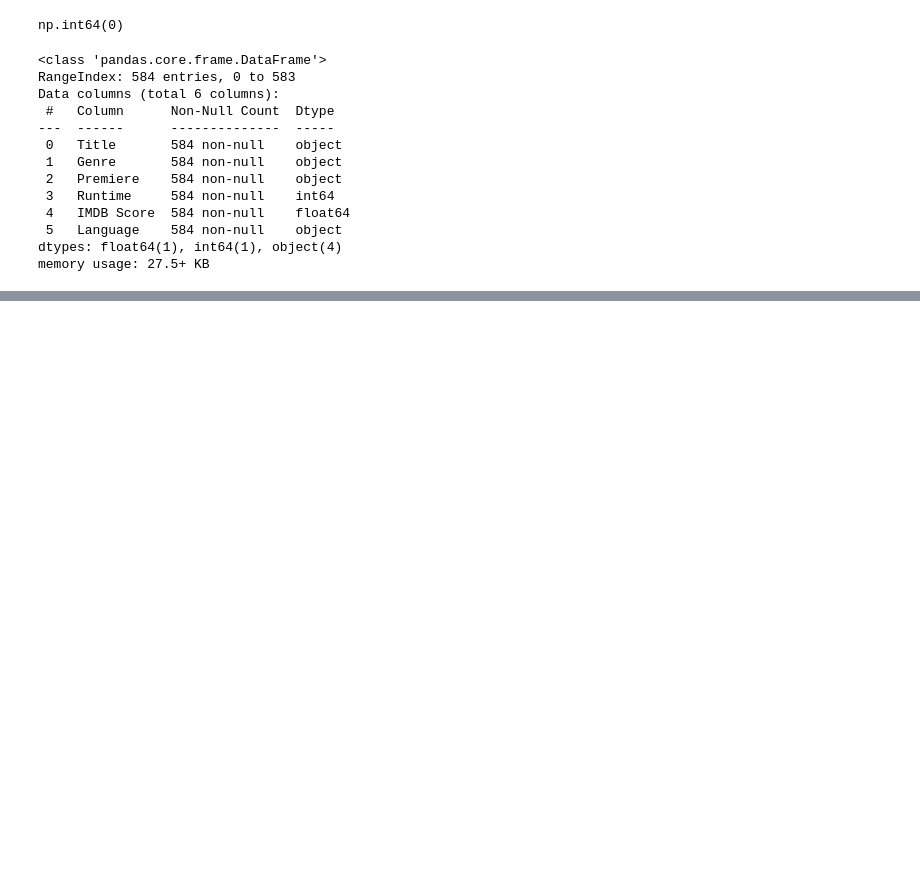
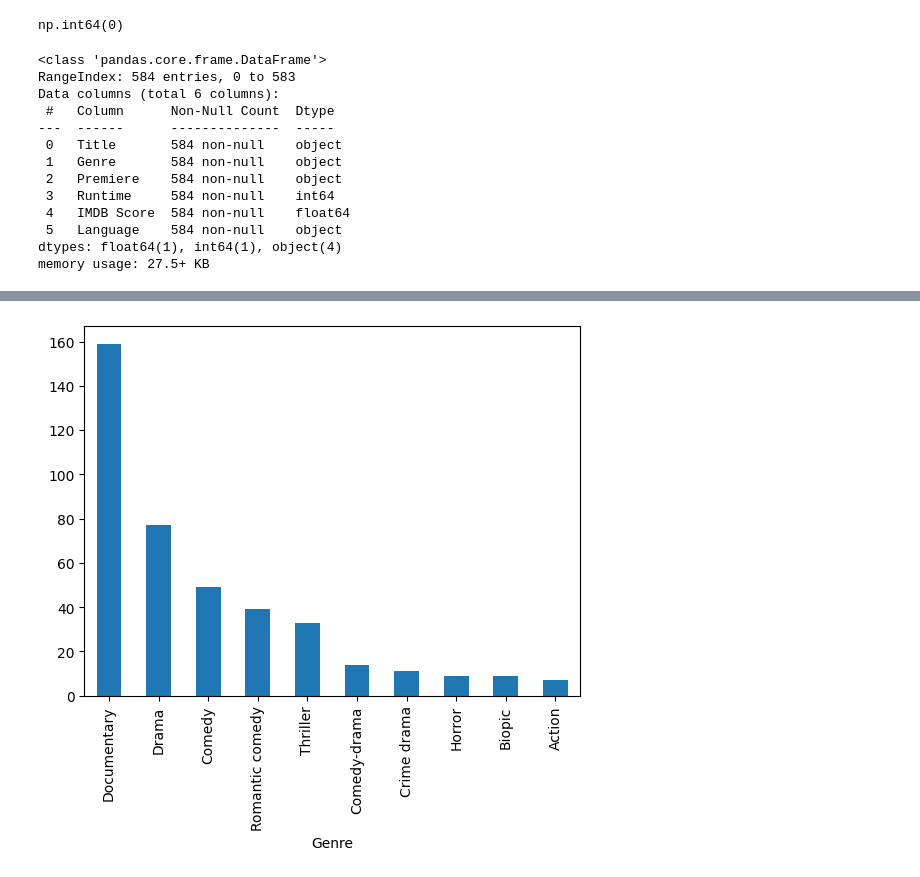
Before and after one commit to PetaFlops-web/movie-recommendation-system, a Jupyter notebook: recomendaction.ipynb, the cells around one changed output, grey strips where cells are left out. Cells and saved outputs as stored; diff of their text form; code cells hidden in the pictures; blank space fills up the shorter version.

```diff
--- a/recomendaction.ipynb
+++ b/recomendaction.ipynb
@@ -52,0 +112,6 @@ memory usage: 27.5+ KB
+# %%
+# Visualisasi Genre Terbanyak
+df['Genre'].value_counts().head(10).plot(kind='bar')
+plt.show()
+# %% [output]
+[figure, added]
```
Also changed, not shown: parts of 12 cells of this notebook.
